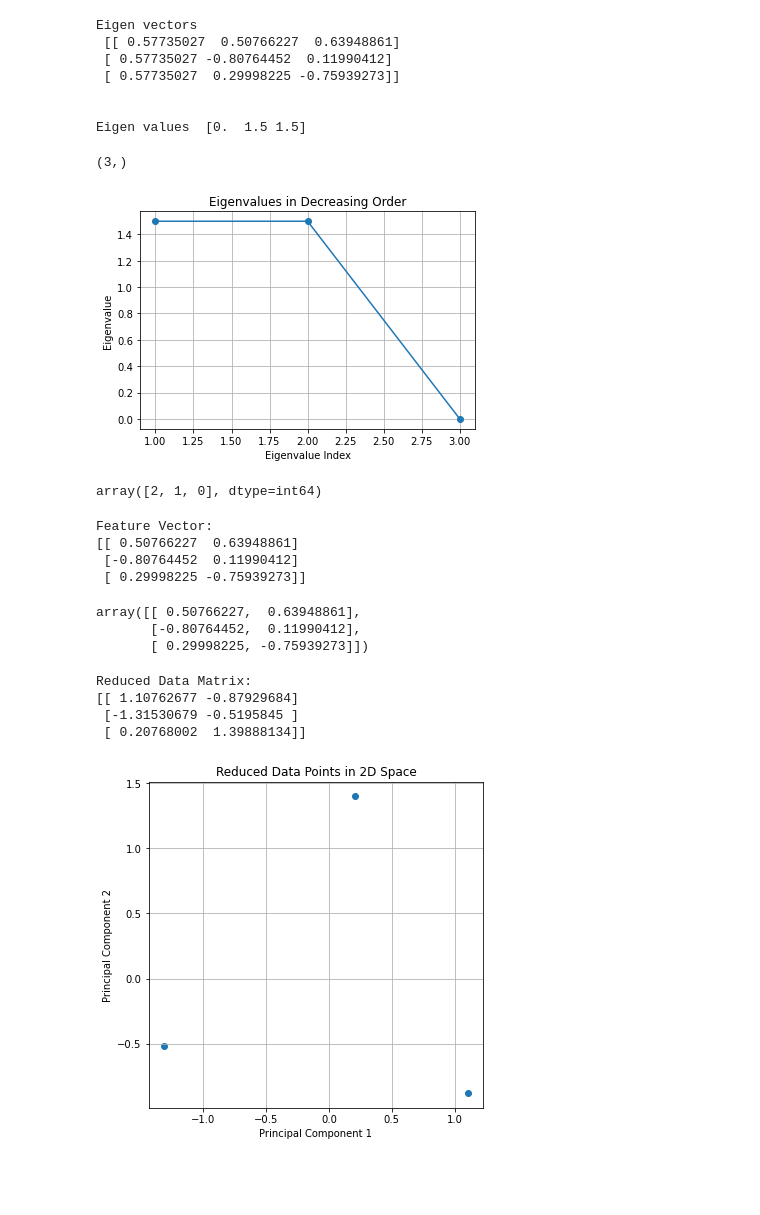
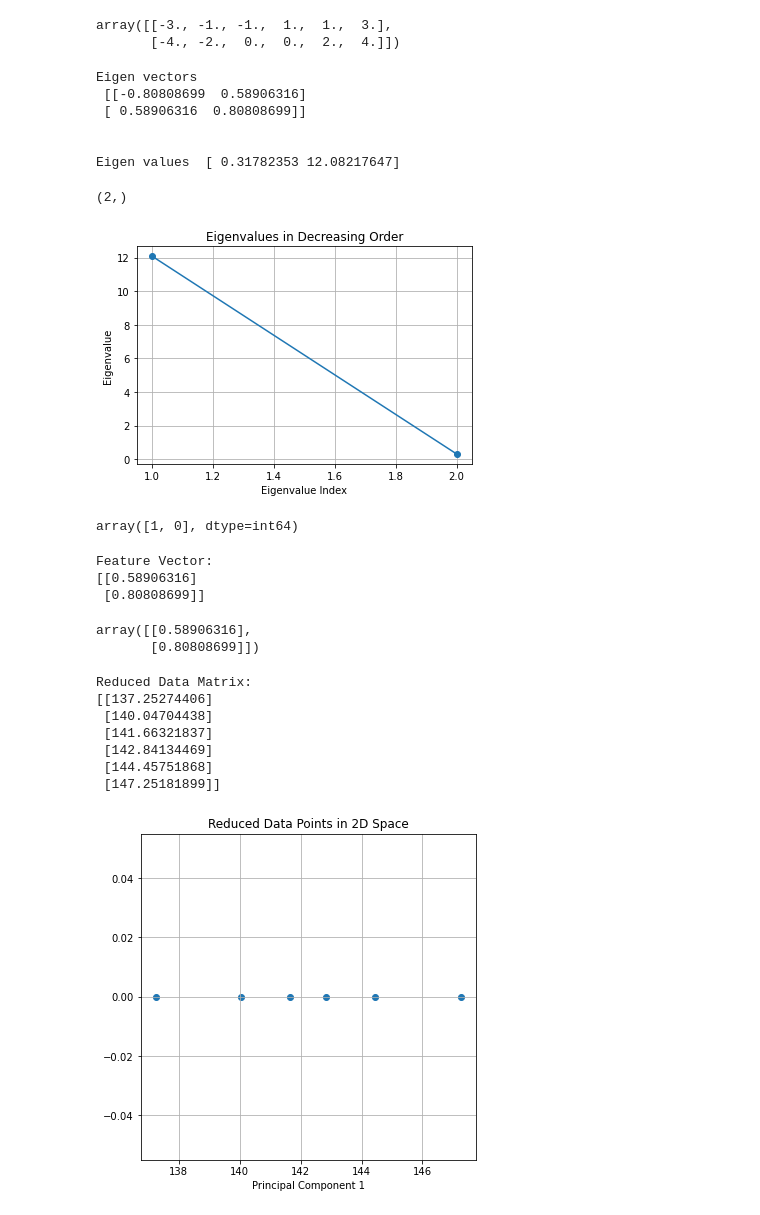
Before and after one commit to AdityaKharmaleGoat7/Data-Analysis-tools-in-Experimental-Research, a Jupyter notebook: Tutorial 2/Principle Component Analysis.ipynb, the cells around one changed output. Drawn from its saved outputs; the diff is of its cells as text; code cells hidden in the pictures; blank space fills up the shorter version.

```diff
--- a/Tutorial 2/Principle Component Analysis.ipynb
+++ b/Tutorial 2/Principle Component Analysis.ipynb
@@ -4,6 +4,9 @@ import numpy as np
 import pandas as pd
 import matplotlib.pyplot as plt
 # %%
-org_data = np.array([[1, 0, 2],
-[0, 2, 1],
-[2, 1, 0]])
+org_data = np.array([[126, 78],
+[128, 80],
+[128, 82],
+[130, 82],
+[130, 84],
+[132, 86]])
@@ -30,3 +47,8 @@ Covariance matrix  (3, 3)
+# %%
+mean_data.T
+# %% [output]
+array([[-3., -1., -1.,  1.,  1.,  3.],
+       [-4., -2.,  0.,  0.,  2.,  4.]])
 # %%
 # Perform eigen decomposition of covariance matrix
 eig_val, eig_vec = np.linalg.eigh(cov)
@@ -34,16 +56,15 @@ print("Eigen vectors \n", eig_vec)
 print("\n\nEigen values ", eig_val, "\n")
 # %% [output]
 Eigen vectors
- [[ 0.57735027  0.50766227  0.63948861]
- [ 0.57735027 -0.80764452  0.11990412]
- [ 0.57735027  0.29998225 -0.75939273]]
+ [[-0.80808699  0.58906316]
+ [ 0.58906316  0.80808699]]
 
 
-Eigen values  [0.  1.5 1.5]
+Eigen values  [ 0.31782353 12.08217647]
 # %%
 eig_val.shape
 # %% [output]
-(3,)
+(2,)
 # %%
 # Sort eigen values and corresponding eigen vectors in descending order
 indices = np.argsort(eig_val)[::-1]
@@ -59,11 +80,11 @@ plt.title('Eigenvalues in Decreasing Order')
 plt.grid(True)
 plt.show()
 # %% [output]
-[figure, old version]
+[figure, new version]
 # %%
 indices
 # %% [output]
-array([2, 1, 0], dtype=int64)
+array([1, 0], dtype=int64)
 # %%
 # Sort the eigenvalues and eigenvectors in decreasing order
 eigenvalues = eig_val
@@ -73,42 +94,40 @@ sorted_eigenvalues = eigenvalues[sorted_indices]
 sorted_eigenvectors = eigenvectors[:, sorted_indices]
 
 # Choose the feature vector for two principal components
-num_components = 2
+num_components = 1
 feature_vector = sorted_eigenvectors[:, :num_components]
 
 print("Feature Vector:")
 print(feature_vector)
 # %% [output]
 Feature Vector:
-[[ 0.50766227  0.63948861]
- [-0.80764452  0.11990412]
- [ 0.29998225 -0.75939273]]
+[[0.58906316]
+ [0.80808699]]
 # %%
 feature_vector
 # %% [output]
-array([[ 0.50766227,  0.63948861],
-       [-0.80764452,  0.11990412],
-       [ 0.29998225, -0.75939273]])
+array([[0.58906316],
+       [0.80808699]])
 # %%
-
 # Project the original data onto the feature vector
-
-reduced_data = np.dot(org_data.T, feature_vector)
+reduced_data = np.dot(org_data, feature_vector)
 
 print("Reduced Data Matrix:")
 print(reduced_data)
 
 # Plot the reduced data points in 2D space
 plt.figure(figsize=(6, 6))
-plt.scatter(reduced_data[:, 0], reduced_data[:, 1])
+plt.scatter(reduced_data[:, 0], np.zeros(reduced_data.shape[0]))
 plt.xlabel('Principal Component 1')
-plt.ylabel('Principal Component 2')
 plt.title('Reduced Data Points in 2D Space')
 plt.grid(True)
 plt.show()
 # %% [output]
 Reduced Data Matrix:
-[[ 1.10762677 -0.87929684]
- [-1.31530679 -0.5195845 ]
- [ 0.20768002  1.39888134]]
+[[137.25274406]
+ [140.04704438]
+ [141.66321837]
+ [142.84134469]
+ [144.45751868]
+ [147.25181899]]
-[figure, old version]
+[figure, new version]
```
Also changed, not shown: parts of 2 cells of this notebook, 1 other file.
